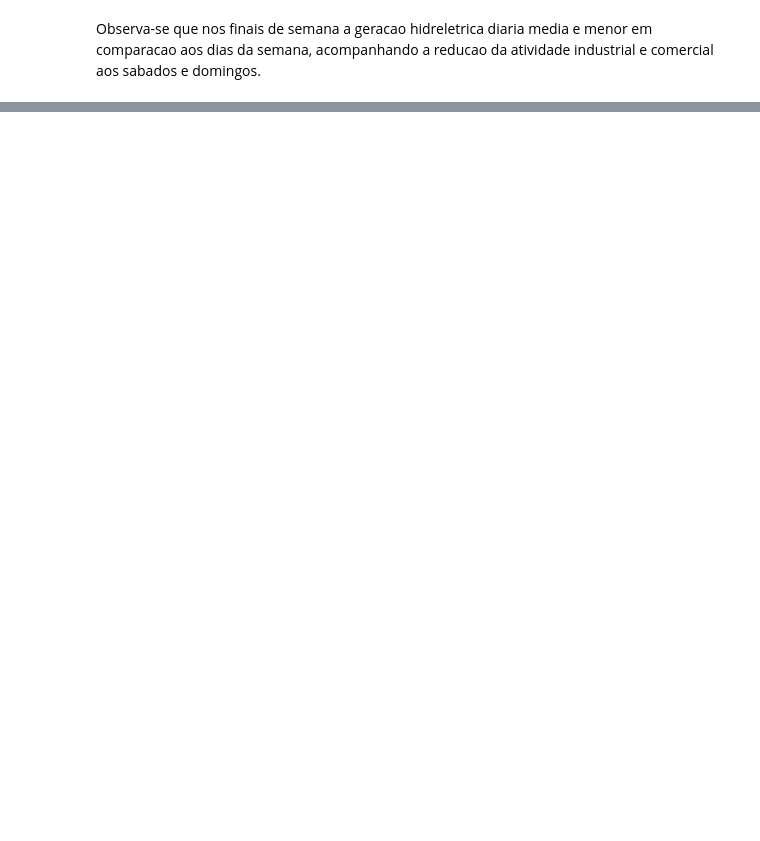
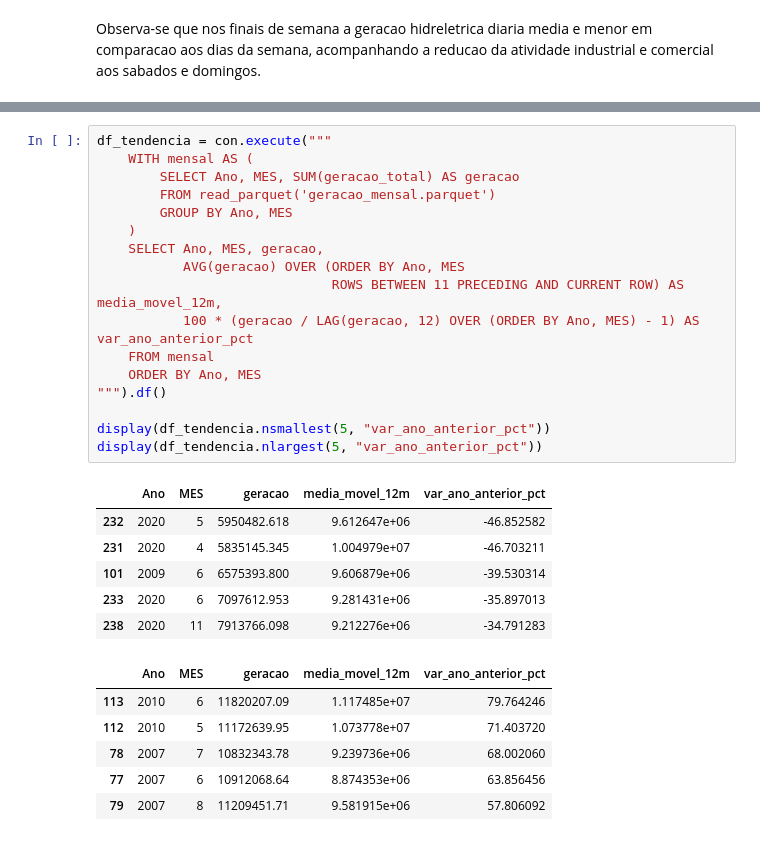
Before and after one commit to soplima/trabalho_final, a Jupyter notebook: analise.ipynb, the cells around one changed output, grey strips where cells are left out. Drawn from its saved outputs; the diff is of its cells as text; blank space fills up the shorter version.

```diff
--- a/analise.ipynb
+++ b/analise.ipynb
@@ -637,0 +840,30 @@ Observa-se que nos finais de semana a geracao hidreletrica diaria media e menor
+# %%
+df_tendencia = con.execute("""
+    WITH mensal AS (
+        SELECT Ano, MES, SUM(geracao_total) AS geracao
+        FROM read_parquet('geracao_mensal.parquet')
+        GROUP BY Ano, MES
+    )
+    SELECT Ano, MES, geracao,
+           AVG(geracao) OVER (ORDER BY Ano, MES
+                              ROWS BETWEEN 11 PRECEDING AND CURRENT ROW) AS media_movel_12m,
+           100 * (geracao / LAG(geracao, 12) OVER (ORDER BY Ano, MES) - 1) AS var_ano_anterior_pct
+    FROM mensal
+    ORDER BY Ano, MES
+""").df()
+
+display(df_tendencia.nsmallest(5, "var_ano_anterior_pct"))
+display(df_tendencia.nlargest(5, "var_ano_anterior_pct"))
+# %% [output]
+|  | Ano | MES | geracao | media_movel_12m | var_ano_anterior_pct |
+| 232 | 2020 | 5 | 5950482.618 | 9.612647e+06 | -46.852582 |
+| 231 | 2020 | 4 | 5835145.345 | 1.004979e+07 | -46.703211 |
+| 101 | 2009 | 6 | 6575393.800 | 9.606879e+06 | -39.530314 |
+| 233 | 2020 | 6 | 7097612.953 | 9.281431e+06 | -35.897013 |
+| 238 | 2020 | 11 | 7913766.098 | 9.212276e+06 | -34.791283 |
+|  | Ano | MES | geracao | media_movel_12m | var_ano_anterior_pct |
+| 113 | 2010 | 6 | 11820207.09 | 1.117485e+07 | 79.764246 |
+| 112 | 2010 | 5 | 11172639.95 | 1.073778e+07 | 71.403720 |
+| 78 | 2007 | 7 | 10832343.78 | 9.239736e+06 | 68.002060 |
+| 77 | 2007 | 6 | 10912068.64 | 8.874353e+06 | 63.856456 |
+| 79 | 2007 | 8 | 11209451.71 | 9.581915e+06 | 57.806092 |
```
Also changed, not shown: parts of 35 cells of this notebook.
